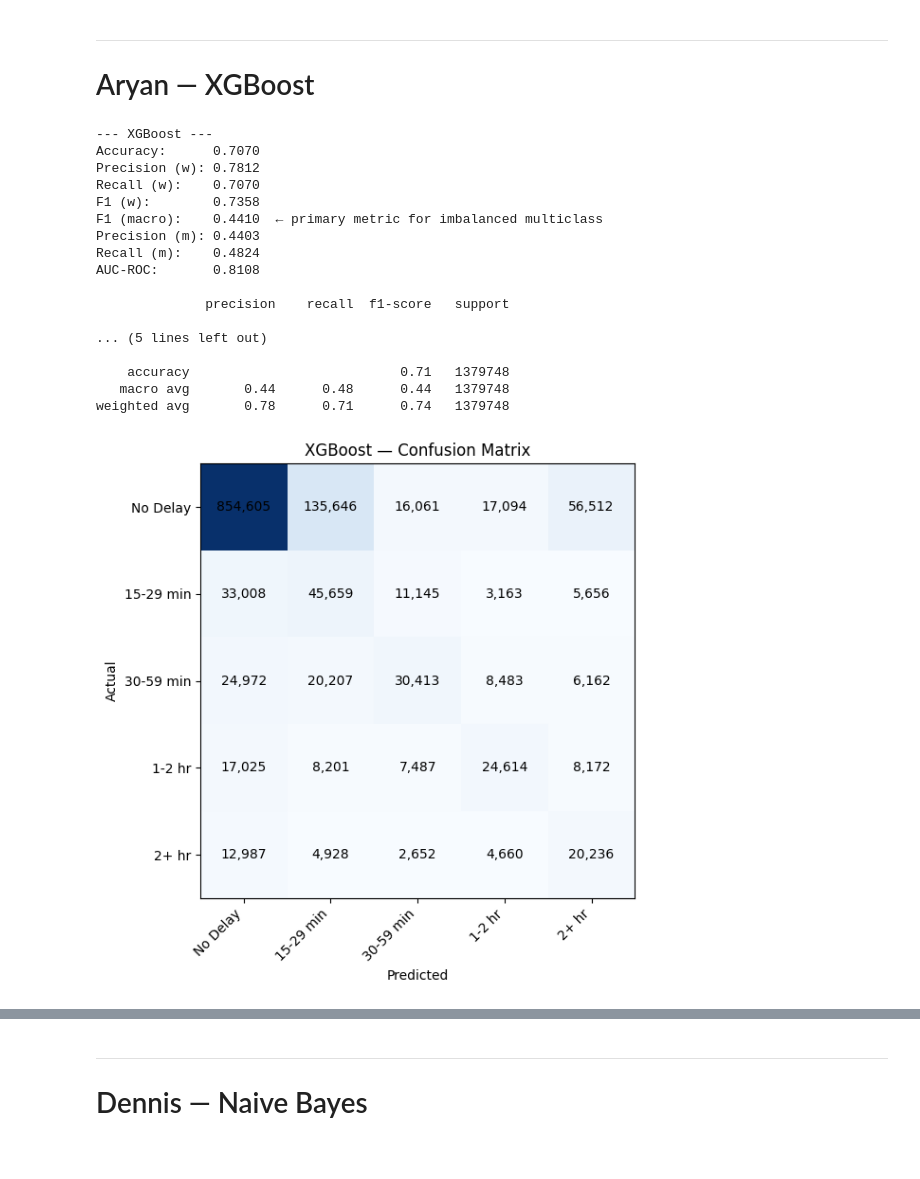
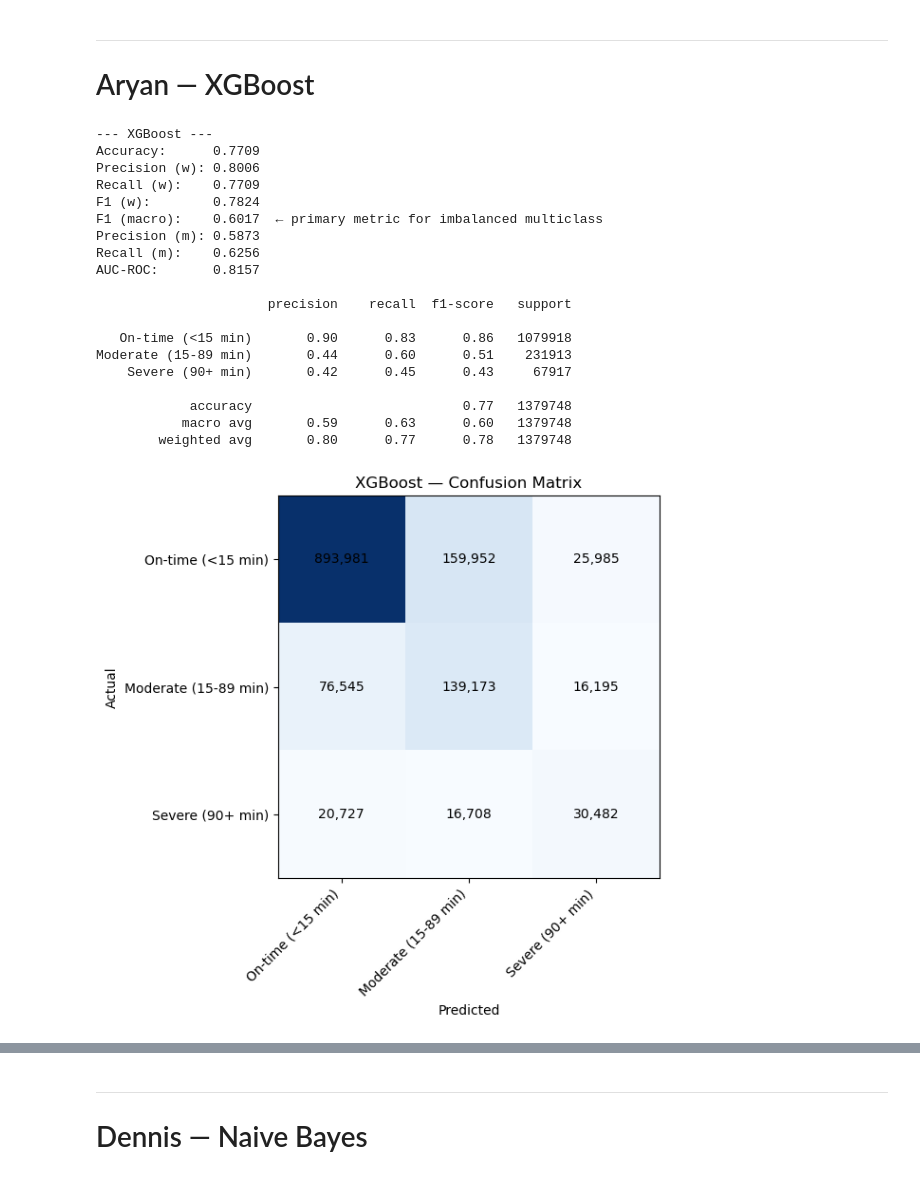
Before and after one commit to dennisous/STT811-Project, a Jupyter notebook: model_analysis.ipynb, the cells around one changed output, grey strips where cells are left out. Saved outputs shown, nothing was run; the diff lists cells and outputs as text; code cells hidden in the pictures.

```diff
--- a/model_analysis.ipynb
+++ b/model_analysis.ipynb
@@ -162,7 +174,7 @@ combined.to_parquet("undersampled.parquet", index=False)
 # %% [markdown]
 # Helper function so everyone reports the same metrics.
 # %%
-CLASS_NAMES = ['No Delay', '15-29 min', '30-59 min', '1-2 hr', '2+ hr']
+CLASS_NAMES = ['On-time (<15 min)', 'Moderate (15-89 min)', 'Severe (90+ min)']
 
 def evaluate(name, model, X_test, y_test):
     y_pred = model.predict(X_test)
@@ -222,3 +229,8 @@ y_train_500k = y_train.iloc[SAMPLE_IDX]
 # %% [markdown]
 ---
 # Sam — Logistic Regression
+# %%
+undersampled = pd.read_parquet("undersampled.parquet")
+X_train_us = undersampled.drop(columns=["DELAY_CLASS"]).values
+y_train_us = undersampled["DELAY_CLASS"].astype(int).reset_index(drop=True)
+print(f"Training: {X_train_us.shape}  classes: {y_train_us.value_counts().sort_index().to_dict()}")
@@ -225,22 +239,14 @@ y_train_500k = y_train.iloc[SAMPLE_IDX]
 # %%
 from sklearn.linear_model import LogisticRegression
-import numpy as np
-
-# Shared 500k sample — same index used by LR, RF, XGBoost for fair comparison
-rng = np.random.RandomState(42)
-SAMPLE_IDX = rng.choice(X_train_preprocessed.shape[0], 500_000, replace=False)
-X_train_500k = X_train_preprocessed[SAMPLE_IDX]
-y_train_500k = y_train.iloc[SAMPLE_IDX]
 
 lr_model = LogisticRegression(
     solver="saga",
     max_iter=200,
-    class_weight="balanced",
     random_state=42,
     n_jobs=-1,
 )
-lr_model.fit(X_train_500k, y_train_500k)
+lr_model.fit(X_train_us, y_train_us)
 
-results.append(evaluate('Logistic Regression', lr_model, X_test_preprocessed, y_test))
+results.append(evaluate("Logistic Regression", lr_model, X_test_preprocessed, y_test))
 # %% [output]
 --- Logistic Regression ---
@@ -285,16 +292,14 @@ plt.show()
 # %%
 from sklearn.ensemble import RandomForestClassifier
 
-# Uses the same 500k sample defined in the Logistic Regression cell
 rf_model = RandomForestClassifier(
     n_estimators=100,
     max_depth=20,
-    class_weight="balanced",
     random_state=42,
     n_jobs=-1,
 )
-rf_model.fit(X_train_500k, y_train_500k)
+rf_model.fit(X_train_us, y_train_us)
 
-results.append(evaluate('Random Forest', rf_model, X_test_preprocessed, y_test))
+results.append(evaluate("Random Forest", rf_model, X_test_preprocessed, y_test))
 # %% [output]
 --- Random Forest ---
@@ -328,49 +343,41 @@ plt.show()
 # %%
 import xgboost as xgb
 
-# Uses the same 500k sample defined in the Logistic Regression cell
-X_train_xgb = X_train_500k
-X_test_xgb  = X_test_preprocessed
-y_train_xgb = y_train_500k.values
-
-# Inverse class frequency weights for imbalance
-class_counts = np.bincount(y_train_xgb)
-class_weights = len(y_train_xgb) / (len(class_counts) * class_counts)
-sample_weights = class_weights[y_train_xgb]
-
 xgb_model = xgb.XGBClassifier(
     objective="multi:softprob",
-    num_class=5,
+    num_class=3,
     max_depth=5,
     learning_rate=0.2,
     n_estimators=100,
     min_child_weight=3,
     subsample=0.8,
     colsample_bytree=0.8,
     random_state=42,
     n_jobs=-1,
     tree_method="hist",
 )
-xgb_model.fit(X_train_xgb, y_train_xgb, sample_weight=sample_weights, verbose=False)
+xgb_model.fit(X_train_us, y_train_us.values, verbose=False)
 
-results.append(evaluate('XGBoost', xgb_model, X_test_xgb, y_test))
+results.append(evaluate("XGBoost", xgb_model, X_test_preprocessed, y_test))
 # %% [output]
 --- XGBoost ---
-Accuracy:      0.7070
-Precision (w): 0.7812
-Recall (w):    0.7070
-F1 (w):        0.7358
-F1 (macro):    0.4410  ← primary metric for imbalanced multiclass
-Precision (m): 0.4403
-Recall (m):    0.4824
-AUC-ROC:       0.8108
+Accuracy:      0.7709
+Precision (w): 0.8006
+Recall (w):    0.7709
+F1 (w):        0.7824
+F1 (macro):    0.6017  ← primary metric for imbalanced multiclass
+Precision (m): 0.5873
+Recall (m):    0.6256
+AUC-ROC:       0.8157
 
-              precision    recall  f1-score   support
+                      precision    recall  f1-score   support
 
-... (5 lines left out)
+   On-time (<15 min)       0.90      0.83      0.86   1079918
+Moderate (15-89 min)       0.44      0.60      0.51    231913
+    Severe (90+ min)       0.42      0.45      0.43     67917
 
-    accuracy                           0.71   1379748
-   macro avg       0.44      0.48      0.44   1379748
-weighted avg       0.78      0.71      0.74   1379748
+            accuracy                           0.77   1379748
+           macro avg       0.59      0.63      0.60   1379748
+        weighted avg       0.80      0.77      0.78   1379748
-[figure, old version]
+[figure, new version]
 # %%
```
Also changed, not shown: parts of 25 cells of this notebook, 1 other file.
